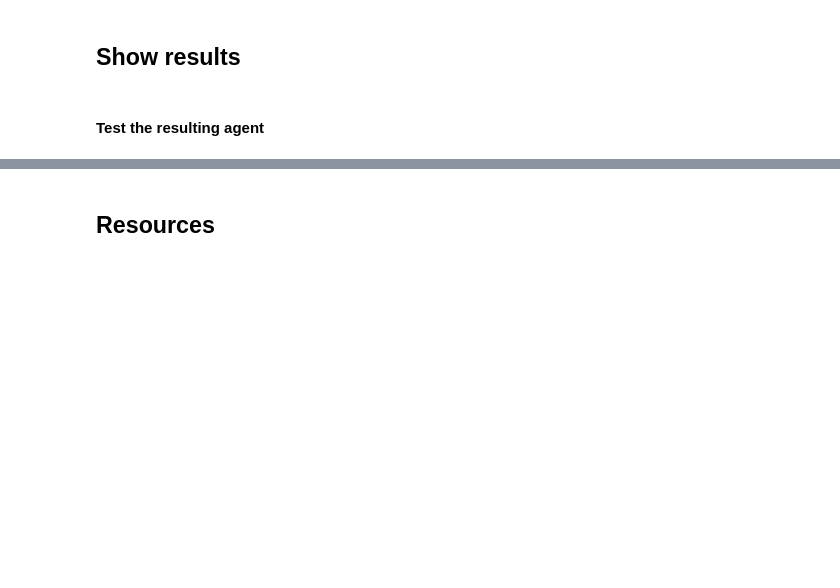
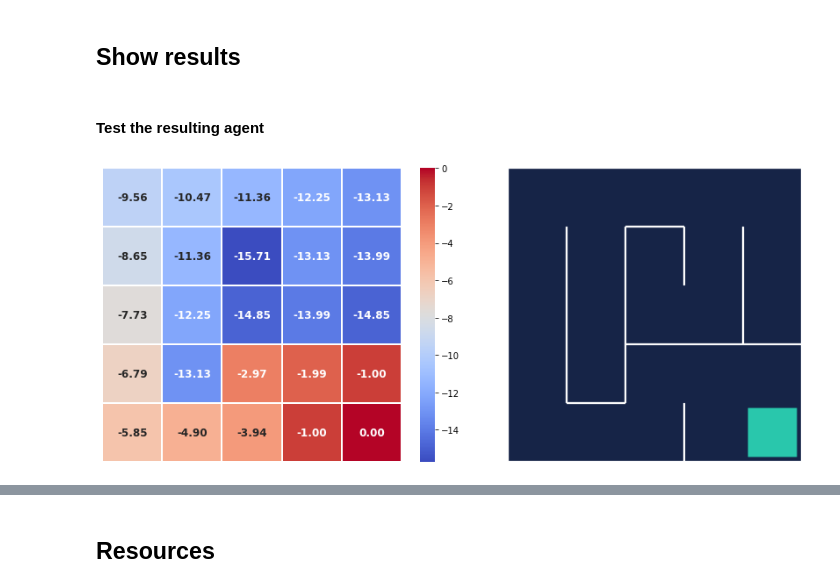
Before and after one commit to ncostamagna/Artificial-Intelligence, a Jupyter notebook: 2022-03-Reinforcement-learning/beginner_master_rl/Section_3_policy_iteration.ipynb, the cells around one changed output, grey strips where cells are left out. Drawn from its saved outputs; the diff is of its cells as text; code cells hidden in the pictures; blank space fills up the shorter version.

```diff
--- a/2022-03-Reinforcement-learning/beginner_master_rl/Section_3_policy_iteration.ipynb
+++ b/2022-03-Reinforcement-learning/beginner_master_rl/Section_3_policy_iteration.ipynb
@@ -125,3 +198,7 @@ plot_values(state_values, frame)
 ## Show results
 # %% [markdown]
 #### Test the resulting agent
+# %%
+plot_values(state_values, frame)
+# %% [output]
+[figure, added]
```
Also changed, not shown: parts of 13 cells of this notebook, 2 other files.
